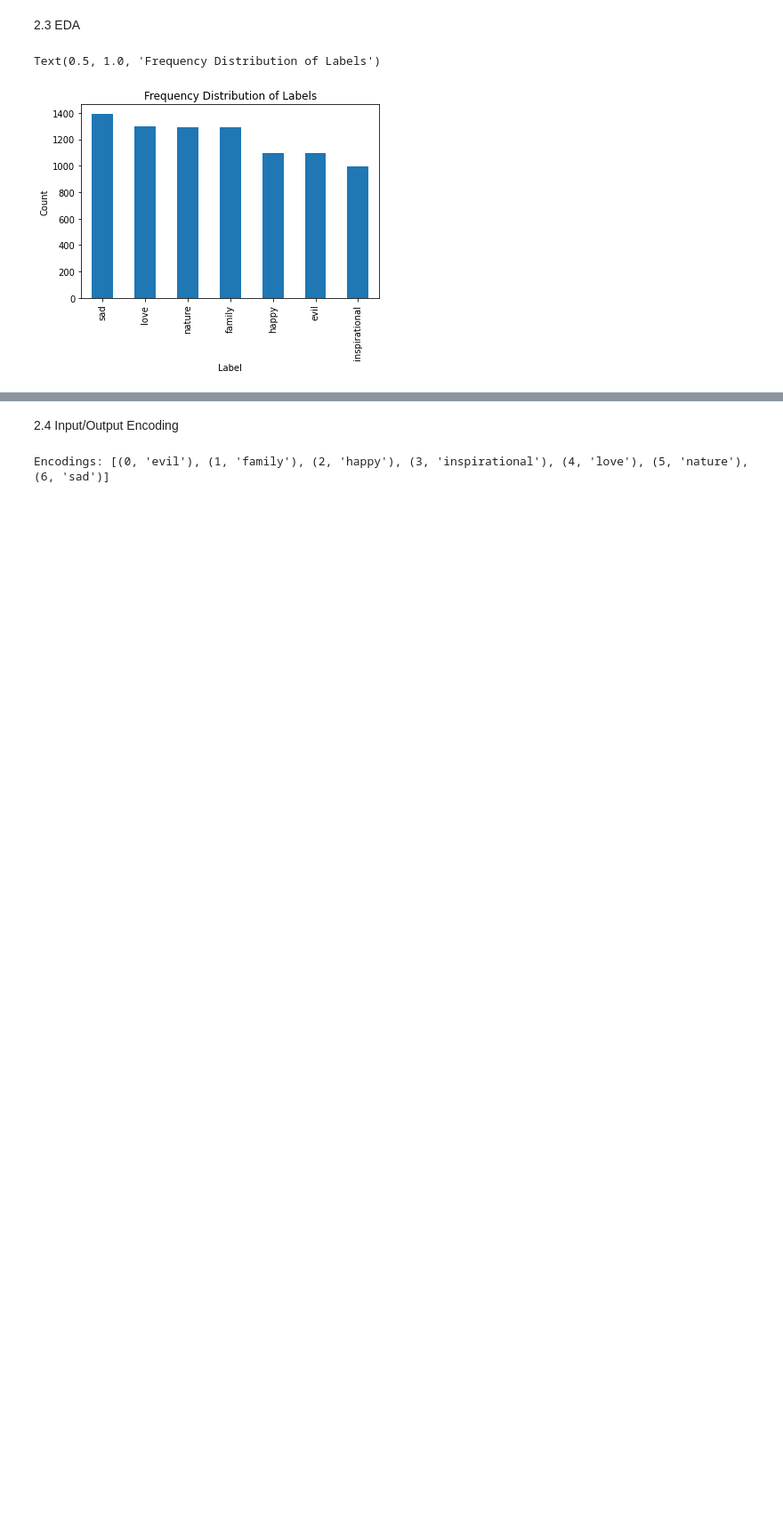
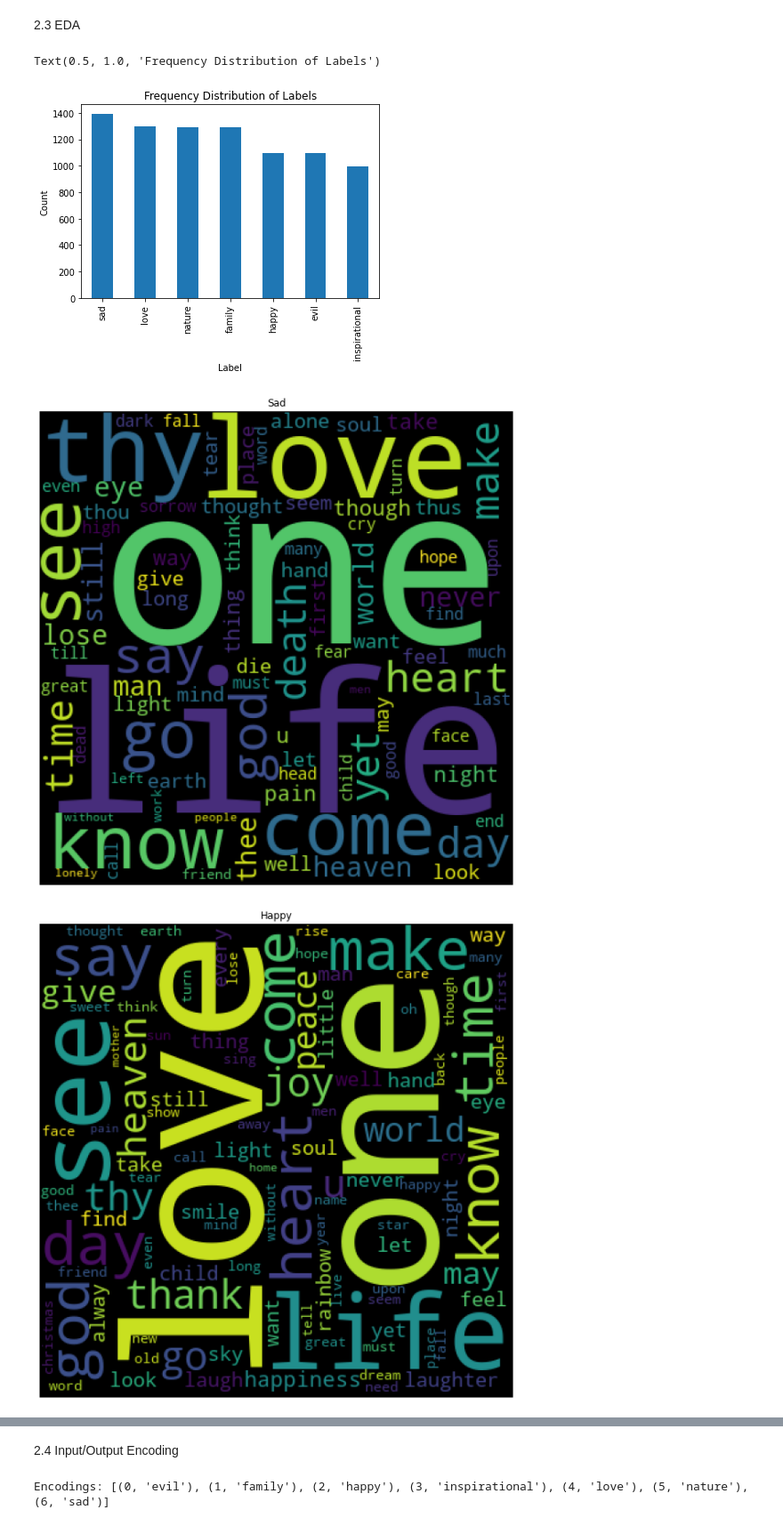
Before and after one commit to Thikkar/PoetryMood, a Jupyter notebook: MusicGenerator.ipynb, the cells around one changed output, grey strips where cells are left out. Shown at 89% size. Saved outputs shown, nothing was run; the diff lists cells and outputs as text; code cells hidden in the pictures; blank space fills up the shorter version.

Commit message:
Created WordClouds (EDA)

```diff
--- a/MusicGenerator.ipynb
+++ b/MusicGenerator.ipynb
@@ -358,3 +355,67 @@ plt.title("Frequency Distribution of Labels")
 # %% [output]
 Text(0.5, 1.0, 'Frequency Distribution of Labels')
 [figure]
+# %%
+# Generate Word Clouds for classes of poems - [15 sec]
+
+sad_words = ""
+happy_words = ""
+love_words = ""
+nature_words = ""
+evil_words = ""
+family_words = ""
+inspirational_words = ""
+
+for idx, row in poems_classifier_df.iterrows():
+  poem, label = str(row["poem"]), str(row["label"])
+  if label == "sad":
+    sad_words += poem + " "
+  if label == "happy":
+    happy_words += poem + " "
+  if label == "love":
+    love_words += poem + " "
+  if label == "nature":
+    nature_words += poem + " "
+  if label == "evil":
+    evil_words += poem + " "
+  if label == "family":
+    family_words += poem + " "
+  if label == "inspirational":
+    inspirational_words += poem + " "
+
+def generate_wordcloud(words):
+  wordcloud_dim, wordcloud_color = 400, 'black'
+  # stopwords = ["love", "one", "life", "like"]
+
+  return WordCloud(width = wordcloud_dim, height = wordcloud_dim,
+                background_color = wordcloud_color,
+                # stopwords=stopwords,
+                min_font_size = 10).generate(words)
+
+sad_wordcloud = generate_wordcloud(sad_words)
+happy_wordcloud = generate_wordcloud(happy_words)
+love_wordcloud = generate_wordcloud(love_words)
+nature_wordcloud = generate_wordcloud(nature_words)
+evil_wordcloud = generate_wordcloud(evil_words)
+family_wordcloud = generate_wordcloud(family_words)
+inspirational_wordcloud = generate_wordcloud(inspirational_words)
+
+wordclouds = {"Sad": sad_wordcloud,
+              "Happy": happy_wordcloud,
+              "Love": love_wordcloud,
+              "Nature": nature_wordcloud,
+              "Evil": evil_wordcloud,
+              "Family": family_wordcloud,
+              "Inspirational": inspirational_wordcloud}
+
+for label, wordcloud in wordclouds.items():
+  plt.figure(figsize = (8, 8), facecolor = None)
+  plt.imshow(wordcloud)
+  plt.axis("off")
+  plt.tight_layout(pad = 0)
+  plt.title(label)
+
+  plt.show()
+# %% [output]
+[figure, added]
+[figure, added]
```
Also changed, not shown: parts of 3 cells of this notebook.
